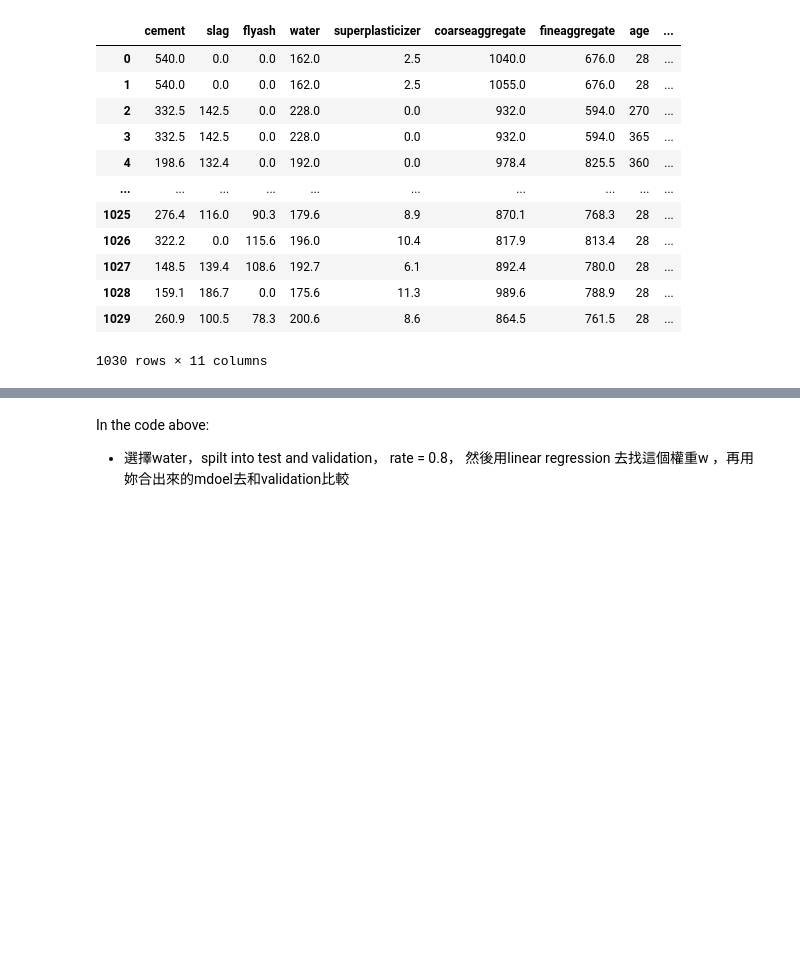
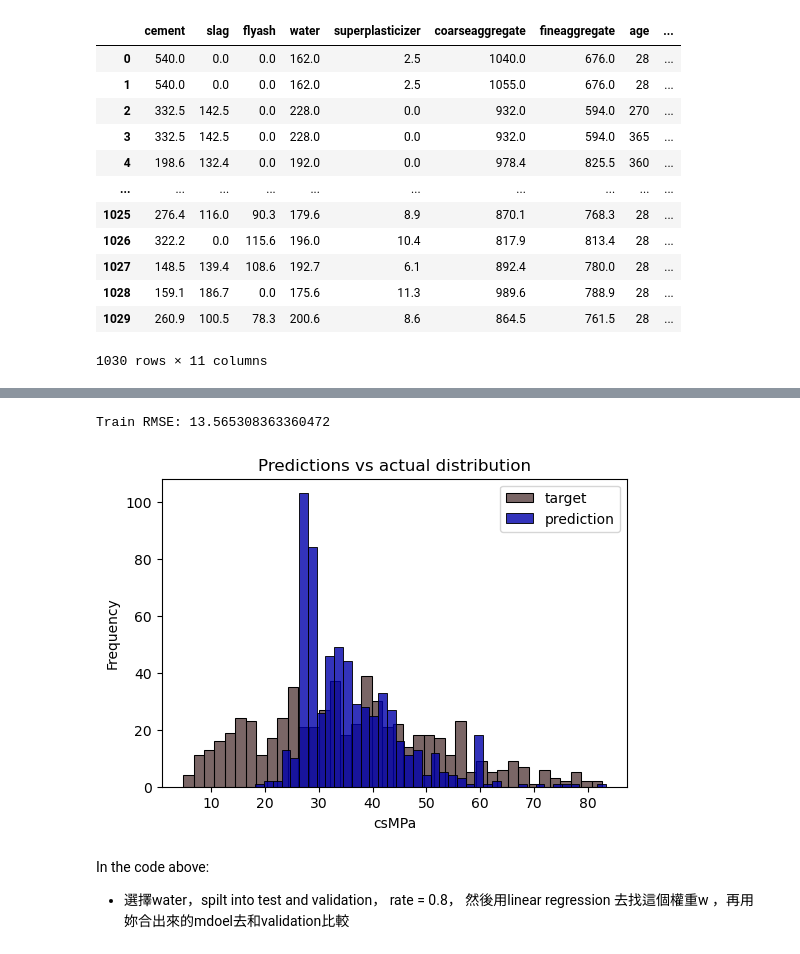
Before and after one commit to Wanwan-Laang/MSE598, a Jupyter notebook: Feb11-13.ipynb, the cells around one changed output, grey strips where cells are left out. Drawn from its saved outputs; the diff is of its cells as text; code cells hidden in the pictures; blank space fills up the shorter version.

```diff
--- a/Feb11-13.ipynb
+++ b/Feb11-13.ipynb
@@ -278,3 +312,38 @@ ValueError: shapes (618,4) and (3,) not aligned: 4 (dim 1) != 3 (dim 0)
+# %%
+df['math_model'] =  0.5 * df['water'] * df['cement'] - df['age'] * df['age'] + df['fineaggregate']+df['coarseaggregate']
+
+base = ['superplasticizer', 'flyash', 'age']
+def prepare_X(df):
+    df_num = df[base]
+    df_num = df_num.fillna(0)
+    X = df_num.values
+    return X
+
+X_train = prepare_X(df_train)
+
+w_0, w = train_linear_regression(X_train, y_train)
+
+y_pred = w_0 + X_train.dot(w)
+
+rmse = np.sqrt(np.mean((y_pred - y_train) ** 2))
+print("Train RMSE:", rmse)
+# %% [output]
+Train RMSE: 13.565308363360472
+# %%
+plt.figure(figsize=(6, 4))
+
+sns.histplot(y_train, label='target', color='#220000', alpha=0.6, bins=40)
+sns.histplot(y_pred, label='prediction', color='#0000aa', alpha=0.8, bins=40)
+
+plt.legend()
+
+plt.ylabel('Frequency')
+plt.xlabel('csMPa')
+plt.title('Predictions vs actual distribution')
+
+plt.show()
+# %% [output]
+[figure, added]
 # %% [markdown]
 In the code above:
 - 選擇water，spilt into test and validation， rate = 0.8， 然後用linear regression 去找這個權重w ，再用妳合出來的mdoel去和validation比較
```
Also changed, not shown: parts of 2 cells of this notebook.
